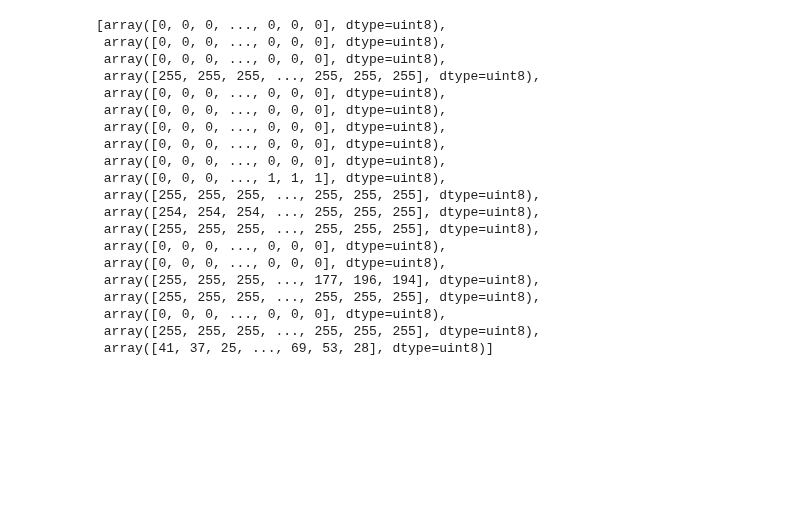
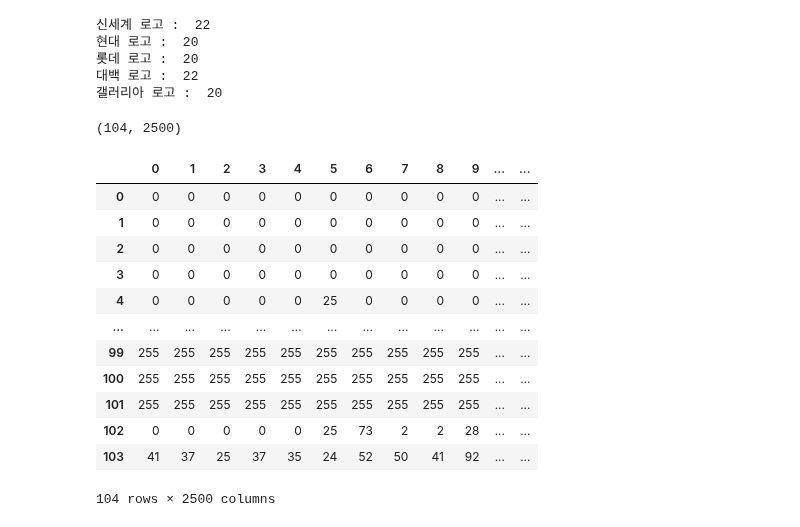
Before and after one commit to HoJin1014/KNU-BIGDATA-study, a Jupyter notebook: 2022.09.20/ex_project1.ipynb, the cells around one changed output. Saved outputs shown, nothing was run; the diff lists cells and outputs as text; code cells hidden in the pictures; blank space fills up the shorter version.

```diff
--- a/2022.09.20/ex_project1.ipynb
+++ b/2022.09.20/ex_project1.ipynb
@@ -105,20 +104,20 @@ allgalleriaimg = []
 
 for i in range(22):
     a = Image.open('./departdatashinsegae/shinsegae'+str(i)+'.png')
-    allshinimg.append(np.array(a).reshape(-1*50*50))
+    allshinimg.append(np.array(a).reshape(-1,50*50)[0].tolist())
 
 for j in range(20):
     b = Image.open('./departdatahyundai/hyundai'+str(j)+'.png')
-    allhyundaiimg.append(np.array(b).reshape(-1*50*50))
+    allhyundaiimg.append(np.array(b).reshape(-1,50*50)[0].tolist())
 
 for o in range(20):
     c = Image.open('./departdatalotte/lotte'+str(o)+'.png')
-    alllotteimg.append(np.array(c).reshape(-1*50*50))
+    alllotteimg.append(np.array(c).reshape(-1,50*50)[0].tolist())
 
 for f in range(22):
     d = Image.open('./departdatadebec/debec'+str(f)+'.png')
-    alldebecimg.append(np.array(d).reshape(-1*50*50))
+    alldebecimg.append(np.array(d).reshape(-1,50*50)[0].tolist())
 
 for g in range(20):
     e = Image.open('./departdatagalleria/galleria'+str(g)+'.png')
-    allgalleriaimg.append(np.array(e).reshape(-1*50*50))
+    allgalleriaimg.append(np.array(e).reshape(-1,50*50)[0].tolist())
@@ -127,23 +123,0 @@ for g in range(20):
-# %%
-allgalleriaimg
-# %% [output]
-[array([0, 0, 0, ..., 0, 0, 0], dtype=uint8),
- array([0, 0, 0, ..., 0, 0, 0], dtype=uint8),
- array([0, 0, 0, ..., 0, 0, 0], dtype=uint8),
- array([255, 255, 255, ..., 255, 255, 255], dtype=uint8),
- array([0, 0, 0, ..., 0, 0, 0], dtype=uint8),
- array([0, 0, 0, ..., 0, 0, 0], dtype=uint8),
- array([0, 0, 0, ..., 0, 0, 0], dtype=uint8),
- array([0, 0, 0, ..., 0, 0, 0], dtype=uint8),
- array([0, 0, 0, ..., 0, 0, 0], dtype=uint8),
- array([0, 0, 0, ..., 1, 1, 1], dtype=uint8),
- array([255, 255, 255, ..., 255, 255, 255], dtype=uint8),
- array([254, 254, 254, ..., 255, 255, 255], dtype=uint8),
- array([255, 255, 255, ..., 255, 255, 255], dtype=uint8),
- array([0, 0, 0, ..., 0, 0, 0], dtype=uint8),
- array([0, 0, 0, ..., 0, 0, 0], dtype=uint8),
- array([255, 255, 255, ..., 177, 196, 194], dtype=uint8),
- array([255, 255, 255, ..., 255, 255, 255], dtype=uint8),
- array([0, 0, 0, ..., 0, 0, 0], dtype=uint8),
- array([255, 255, 255, ..., 255, 255, 255], dtype=uint8),
- array([41, 37, 25, ..., 69, 53, 28], dtype=uint8)]
@@ -164,0 +124,34 @@ allgalleriaimg
+# %%
+print('신세계 로고 : ', len(allshinimg))
+print('현대 로고 : ', len(allhyundaiimg))
+print('롯데 로고 : ', len(alllotteimg))
+print('대백 로고 : ', len(alldebecimg))
+print('갤러리아 로고 : ', len(allgalleriaimg))
+# %% [output]
+신세계 로고 :  22
+현대 로고 :  20
+롯데 로고 :  20
+대백 로고 :  22
+갤러리아 로고 :  20
+# %%
+allimgplus=np.row_stack((allshinimg, allhyundaiimg, alllotteimg, alldebecimg, allgalleriaimg))
+allimgplus.shape
+# %% [output]
+(104, 2500)
+# %%
+allimgDF=pd.DataFrame(allimgplus)
+allimgDF
+# %% [output]
+|  | 0 | 1 | 2 | 3 | 4 | 5 | 6 | 7 | 8 | 9 | ... | ... |
+| 0 | 0 | 0 | 0 | 0 | 0 | 0 | 0 | 0 | 0 | 0 | ... | ... |
+| 1 | 0 | 0 | 0 | 0 | 0 | 0 | 0 | 0 | 0 | 0 | ... | ... |
+| 2 | 0 | 0 | 0 | 0 | 0 | 0 | 0 | 0 | 0 | 0 | ... | ... |
+| 3 | 0 | 0 | 0 | 0 | 0 | 0 | 0 | 0 | 0 | 0 | ... | ... |
+| 4 | 0 | 0 | 0 | 0 | 0 | 25 | 0 | 0 | 0 | 0 | ... | ... |
+| ... | ... | ... | ... | ... | ... | ... | ... | ... | ... | ... | ... | ... |
+| 99 | 255 | 255 | 255 | 255 | 255 | 255 | 255 | 255 | 255 | 255 | ... | ... |
+| 100 | 255 | 255 | 255 | 255 | 255 | 255 | 255 | 255 | 255 | 255 | ... | ... |
+| 101 | 255 | 255 | 255 | 255 | 255 | 255 | 255 | 255 | 255 | 255 | ... | ... |
+| 102 | 0 | 0 | 0 | 0 | 0 | 25 | 73 | 2 | 2 | 28 | ... | ... |
+| 103 | 41 | 37 | 25 | 37 | 35 | 24 | 52 | 50 | 41 | 92 | ... | ... |
+104 rows × 2500 columns
```
Also changed, not shown: parts of 10 cells of this notebook.
